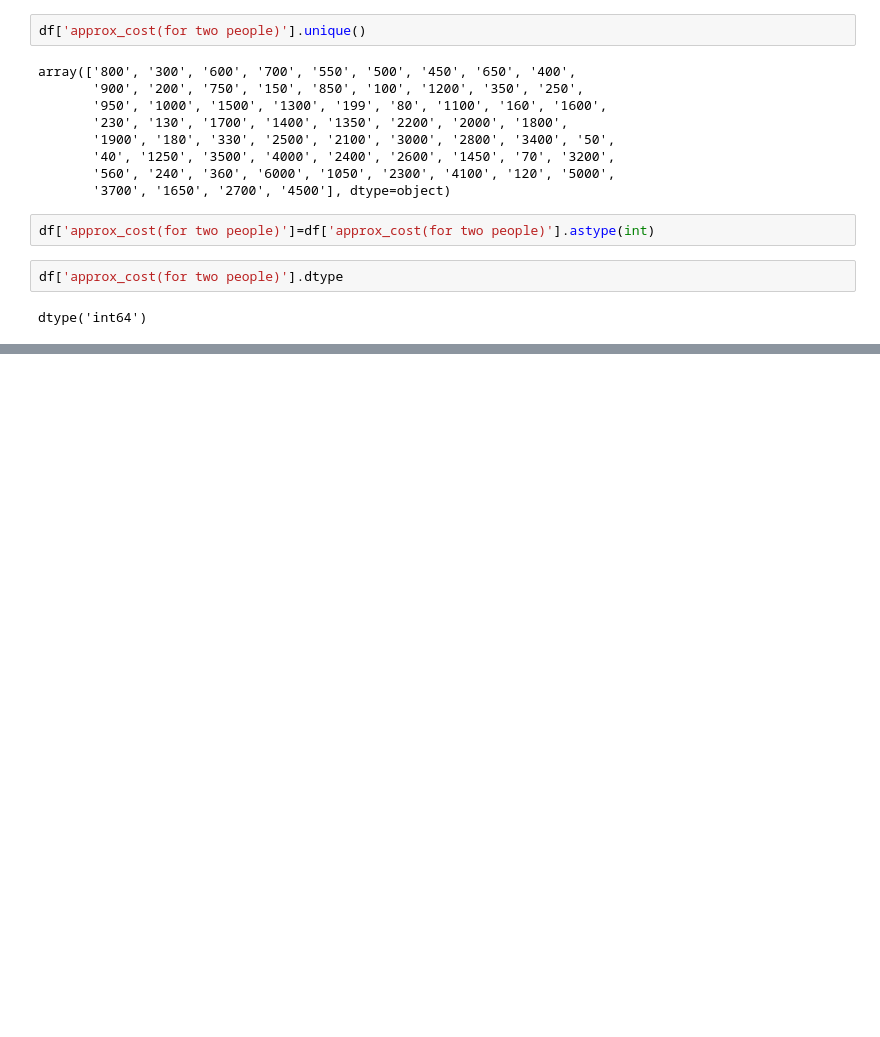
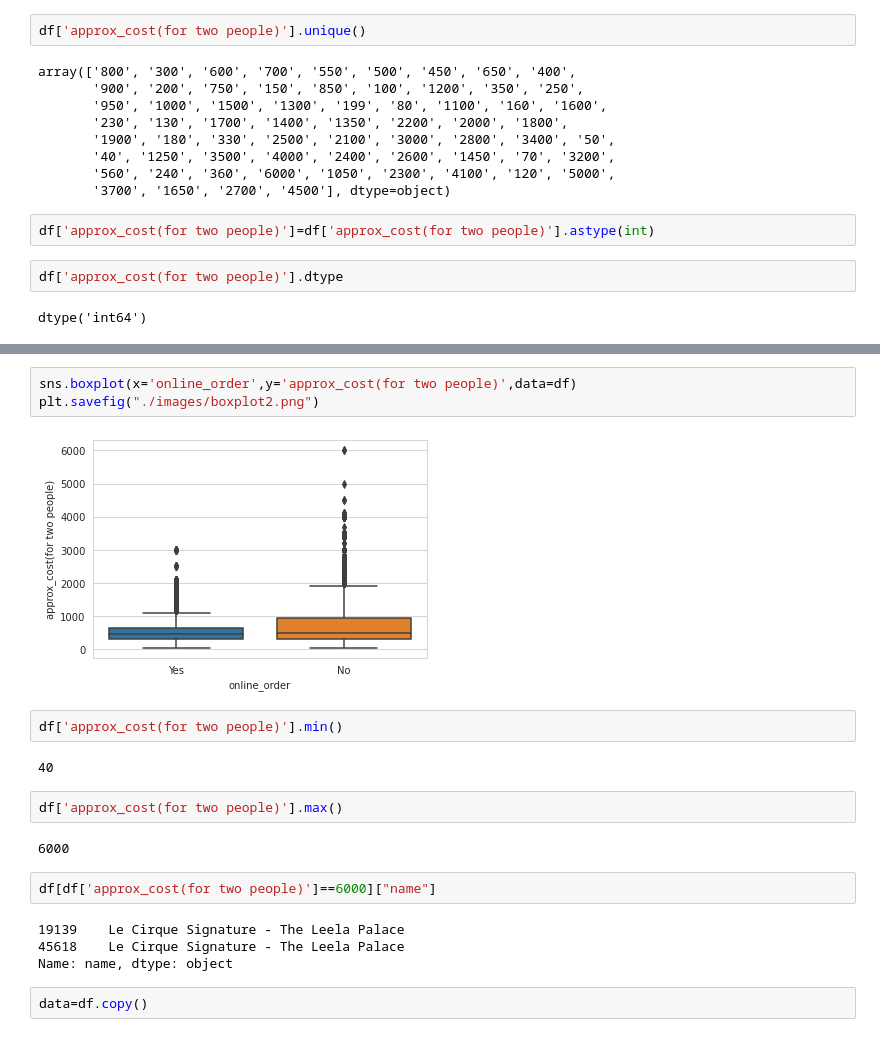
Before and after one commit to Data-Analysis-Projects-Udemy/Project-3-Geospatial-Analysis-Project, a Jupyter notebook: Zomato_EDA.ipynb, the cells around one changed output, grey strips where cells are left out. Cells and saved outputs as stored; diff of their text form; blank space fills up the shorter version.

```diff
--- a/Zomato_EDA.ipynb
+++ b/Zomato_EDA.ipynb
@@ -440,0 +447,21 @@ plt.savefig("./images/costvsrating.png")
+# %%
+sns.boxplot(x='online_order',y='approx_cost(for two people)',data=df)
+plt.savefig("./images/boxplot2.png")
+# %% [output]
+[figure, added]
+# %%
+df['approx_cost(for two people)'].min()
+# %% [output]
+40
+# %%
+df['approx_cost(for two people)'].max()
+# %% [output]
+6000
+# %%
+df[df['approx_cost(for two people)']==6000]["name"]
+# %% [output]
+19139    Le Cirque Signature - The Leela Palace
+45618    Le Cirque Signature - The Leela Palace
+Name: name, dtype: object
+# %%
+data=df.copy()
```
Also changed, not shown: parts of 61 cells of this notebook, 20 other files.
